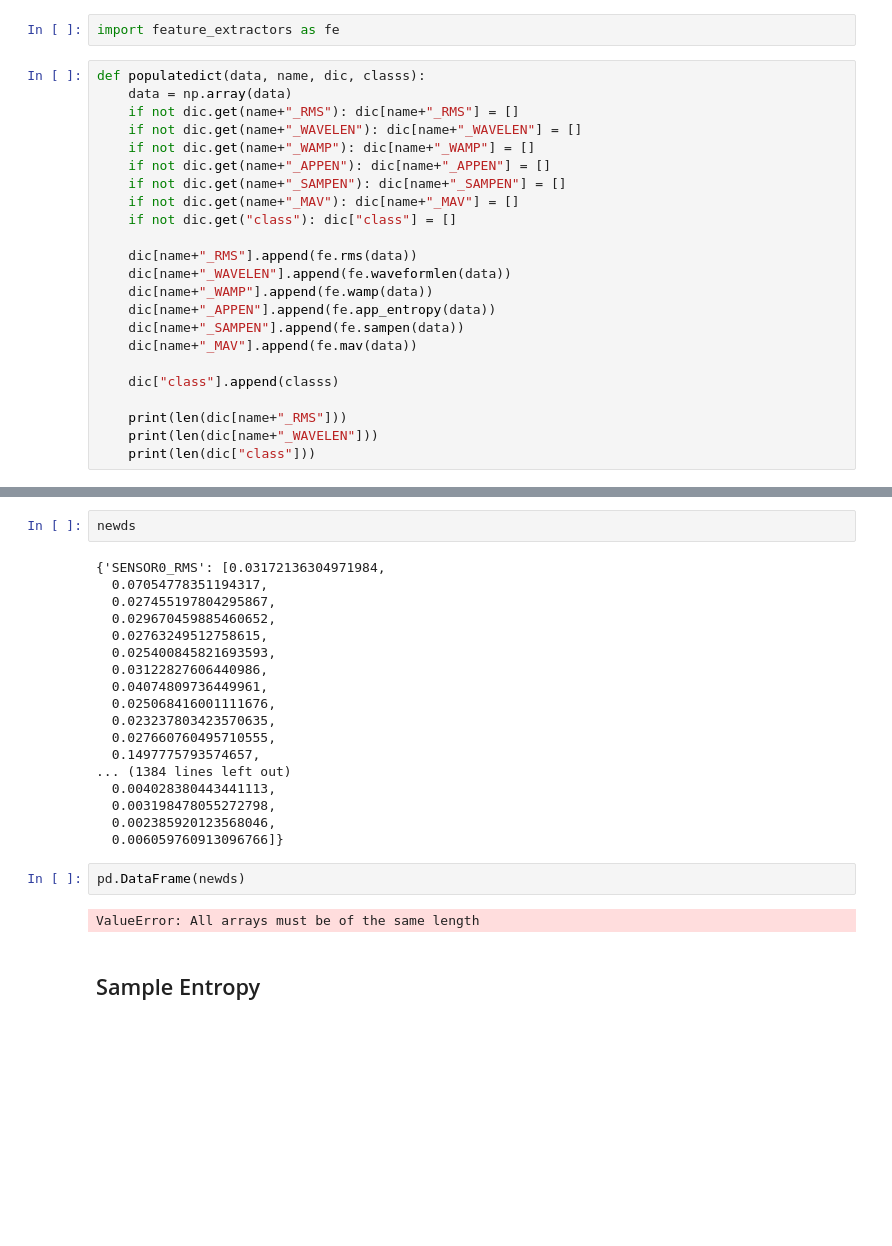
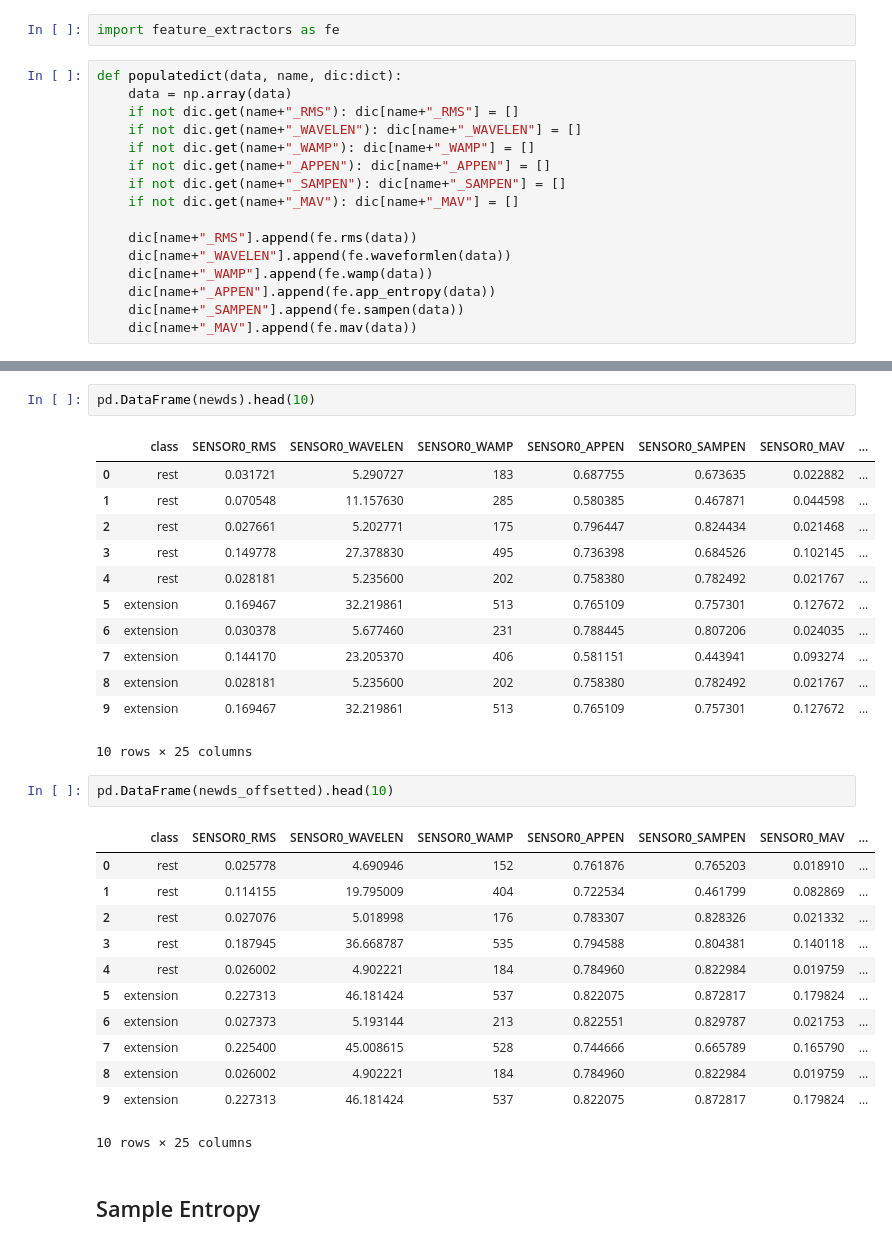
Before and after one commit to Beloin/TCCEMG, a Jupyter notebook: impl_tests/classifier_test01.ipynb, the cells around one changed output, grey strips where cells are left out. Saved outputs shown, nothing was run; the diff lists cells and outputs as text; blank space fills up the shorter version.

Commit message:
Was using the wrong interpretation of data

```diff
--- a/impl_tests/classifier_test01.ipynb
+++ b/impl_tests/classifier_test01.ipynb
@@ -76,7 +76,7 @@ np.array(cycles).shape
 # %%
 import feature_extractors as fe
 # %%
-def populatedict(data, name, dic, classs):
+def populatedict(data, name, dic:dict):
     data = np.array(data)
     if not dic.get(name+"_RMS"): dic[name+"_RMS"] = []
     if not dic.get(name+"_WAVELEN"): dic[name+"_WAVELEN"] = []
@@ -84,7 +84,6 @@ def populatedict(data, name, dic, classs):
     if not dic.get(name+"_APPEN"): dic[name+"_APPEN"] = []
     if not dic.get(name+"_SAMPEN"): dic[name+"_SAMPEN"] = []
     if not dic.get(name+"_MAV"): dic[name+"_MAV"] = []
-    if not dic.get("class"): dic["class"] = []
 
     dic[name+"_RMS"].append(fe.rms(data))
     dic[name+"_WAVELEN"].append(fe.waveformlen(data))
@@ -92,12 +91,6 @@ def populatedict(data, name, dic, classs):
     dic[name+"_APPEN"].append(fe.app_entropy(data))
     dic[name+"_SAMPEN"].append(fe.sampen(data))
     dic[name+"_MAV"].append(fe.mav(data))
-
-    dic["class"].append(classs)
-
-    print(len(dic[name+"_RMS"]))
-    print(len(dic[name+"_WAVELEN"]))
-    print(len(dic["class"]))
 # %%
 newds = {}
 newds_offsetted = {}
@@ -160,27 +148,33 @@ len(newds)
-# %%
-newds
-# %% [output]
-{'SENSOR0_RMS': [0.03172136304971984,
-  0.07054778351194317,
-  0.027455197804295867,
-  0.029670459885460652,
-  0.02763249512758615,
-  0.025400845821693593,
-  0.03122827606440986,
-  0.04074809736449961,
-  0.025068416001111676,
-  0.023237803423570635,
-  0.027660760495710555,
-  0.1497775793574657,
-... (1384 lines left out)
-  0.004028380443441113,
-  0.003198478055272798,
-  0.002385920123568046,
-  0.006059760913096766]}
 # %%
-pd.DataFrame(newds)
+pd.DataFrame(newds).head(10)
 # %% [output]
+|  | class | SENSOR0_RMS | SENSOR0_WAVELEN | SENSOR0_WAMP | SENSOR0_APPEN | SENSOR0_SAMPEN | SENSOR0_MAV | ... |
+| 0 | rest | 0.031721 | 5.290727 | 183 | 0.687755 | 0.673635 | 0.022882 | ... |
+| 1 | rest | 0.070548 | 11.157630 | 285 | 0.580385 | 0.467871 | 0.044598 | ... |
+| 2 | rest | 0.027661 | 5.202771 | 175 | 0.796447 | 0.824434 | 0.021468 | ... |
+| 3 | rest | 0.149778 | 27.378830 | 495 | 0.736398 | 0.684526 | 0.102145 | ... |
+| 4 | rest | 0.028181 | 5.235600 | 202 | 0.758380 | 0.782492 | 0.021767 | ... |
+| 5 | extension | 0.169467 | 32.219861 | 513 | 0.765109 | 0.757301 | 0.127672 | ... |
+| 6 | extension | 0.030378 | 5.677460 | 231 | 0.788445 | 0.807206 | 0.024035 | ... |
+| 7 | extension | 0.144170 | 23.205370 | 406 | 0.581151 | 0.443941 | 0.093274 | ... |
+| 8 | extension | 0.028181 | 5.235600 | 202 | 0.758380 | 0.782492 | 0.021767 | ... |
+| 9 | extension | 0.169467 | 32.219861 | 513 | 0.765109 | 0.757301 | 0.127672 | ... |
-ValueError: All arrays must be of the same length
+10 rows × 25 columns
+# %%
+pd.DataFrame(newds_offsetted).head(10)
+# %% [output]
+|  | class | SENSOR0_RMS | SENSOR0_WAVELEN | SENSOR0_WAMP | SENSOR0_APPEN | SENSOR0_SAMPEN | SENSOR0_MAV | ... |
+| 0 | rest | 0.025778 | 4.690946 | 152 | 0.761876 | 0.765203 | 0.018910 | ... |
+| 1 | rest | 0.114155 | 19.795009 | 404 | 0.722534 | 0.461799 | 0.082869 | ... |
+| 2 | rest | 0.027076 | 5.018998 | 176 | 0.783307 | 0.828326 | 0.021332 | ... |
+| 3 | rest | 0.187945 | 36.668787 | 535 | 0.794588 | 0.804381 | 0.140118 | ... |
+| 4 | rest | 0.026002 | 4.902221 | 184 | 0.784960 | 0.822984 | 0.019759 | ... |
+| 5 | extension | 0.227313 | 46.181424 | 537 | 0.822075 | 0.872817 | 0.179824 | ... |
+| 6 | extension | 0.027373 | 5.193144 | 213 | 0.822551 | 0.829787 | 0.021753 | ... |
+| 7 | extension | 0.225400 | 45.008615 | 528 | 0.744666 | 0.665789 | 0.165790 | ... |
+| 8 | extension | 0.026002 | 4.902221 | 184 | 0.784960 | 0.822984 | 0.019759 | ... |
+| 9 | extension | 0.227313 | 46.181424 | 537 | 0.822075 | 0.872817 | 0.179824 | ... |
+10 rows × 25 columns
 # %% [markdown]
 ## Sample Entropy
 # %%
```
Also changed, not shown: parts of 1 cell of this notebook, 5 other files.
